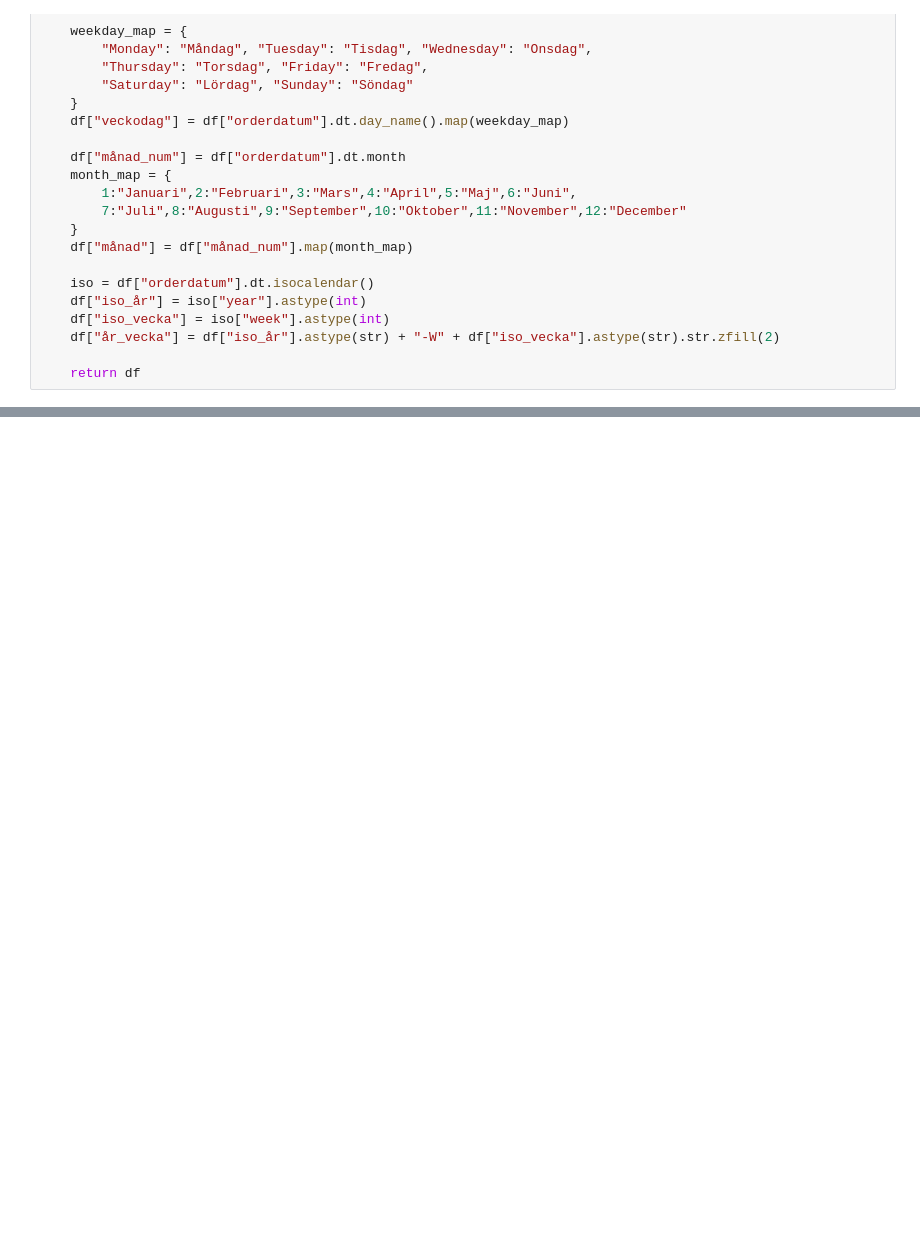
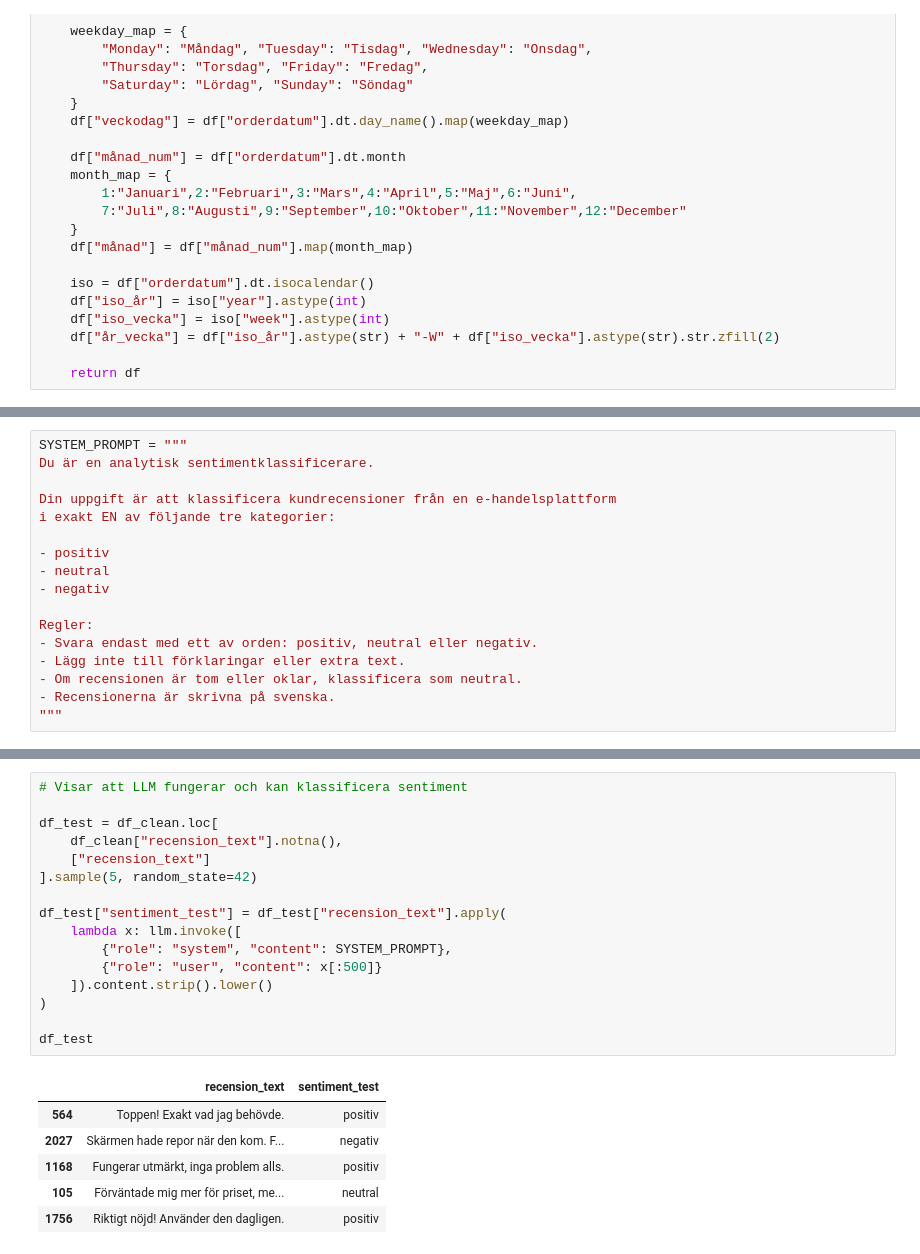
Before and after one commit to rikardsoderstrom/DataScience-uppgift, a Jupyter notebook: etl_pipeline.ipynb, the cells around one changed output, grey strips where cells are left out. Cells and saved outputs as stored; diff of their text form; blank space fills up the shorter version.

```diff
--- a/etl_pipeline.ipynb
+++ b/etl_pipeline.ipynb
@@ -822,0 +779,17 @@ def addera_features(df: pd.DataFrame) -> pd.DataFrame:
+# %%
+SYSTEM_PROMPT = """
+Du är en analytisk sentimentklassificerare.
+
+Din uppgift är att klassificera kundrecensioner från en e-handelsplattform
+i exakt EN av följande tre kategorier:
+
+- positiv
+- neutral
+- negativ
+
+Regler:
+- Svara endast med ett av orden: positiv, neutral eller negativ.
+- Lägg inte till förklaringar eller extra text.
+- Om recensionen är tom eller oklar, klassificera som neutral.
+- Recensionerna är skrivna på svenska.
+"""
@@ -822,0 +813,23 @@ def addera_features(df: pd.DataFrame) -> pd.DataFrame:
+# %%
+# Visar att LLM fungerar och kan klassificera sentiment
+
+df_test = df_clean.loc[
+    df_clean["recension_text"].notna(),
+    ["recension_text"]
+].sample(5, random_state=42)
+
+df_test["sentiment_test"] = df_test["recension_text"].apply(
+    lambda x: llm.invoke([
+        {"role": "system", "content": SYSTEM_PROMPT},
+        {"role": "user", "content": x[:500]}
+    ]).content.strip().lower()
+)
+
+df_test
+# %% [output]
+|  | recension_text | sentiment_test |
+| 564 | Toppen! Exakt vad jag behövde. | positiv |
+| 2027 | Skärmen hade repor när den kom. F... | negativ |
+| 1168 | Fungerar utmärkt, inga problem alls. | positiv |
+| 105 | Förväntade mig mer för priset, me... | neutral |
+| 1756 | Riktigt nöjd! Använder den dagligen. | positiv |
```
Also changed, not shown: parts of 19 cells of this notebook, 1 other file.
